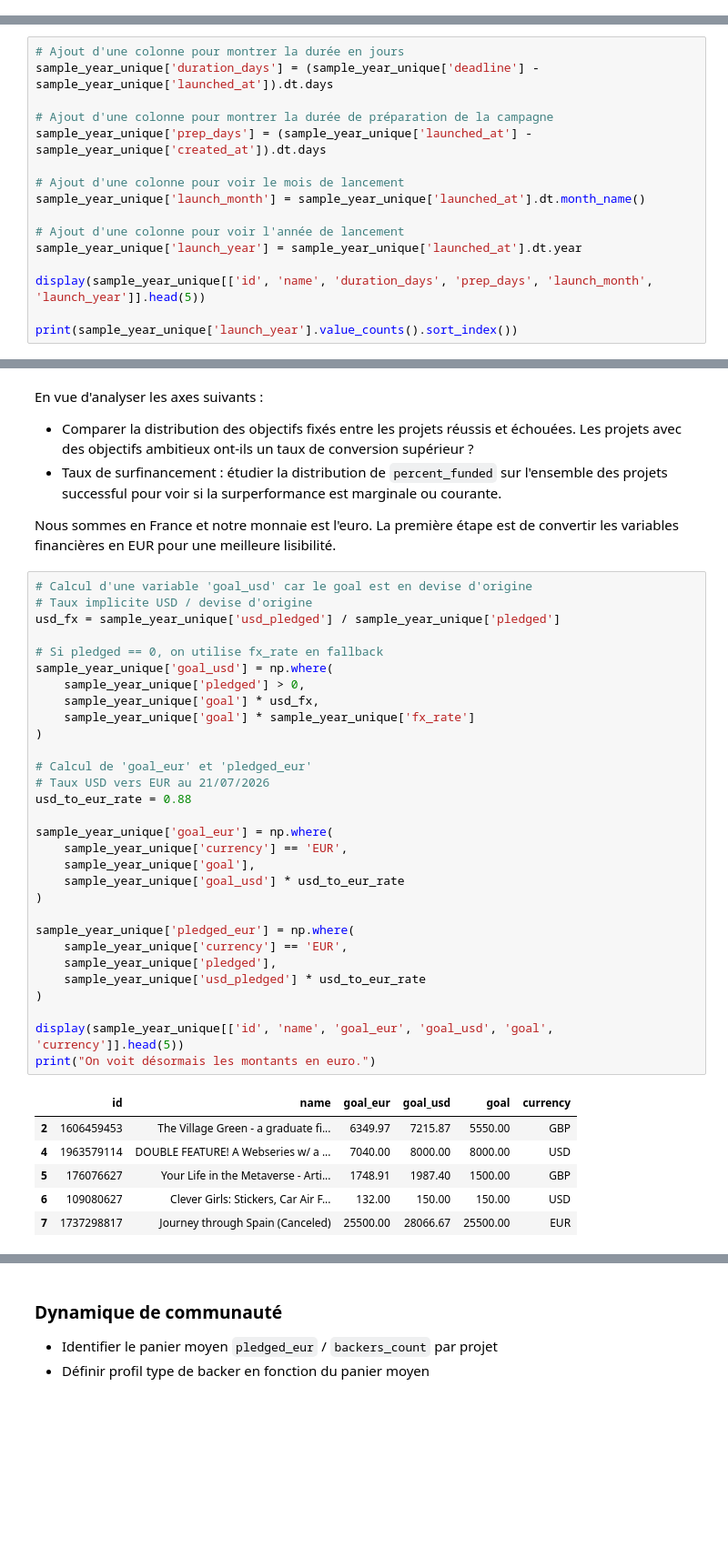
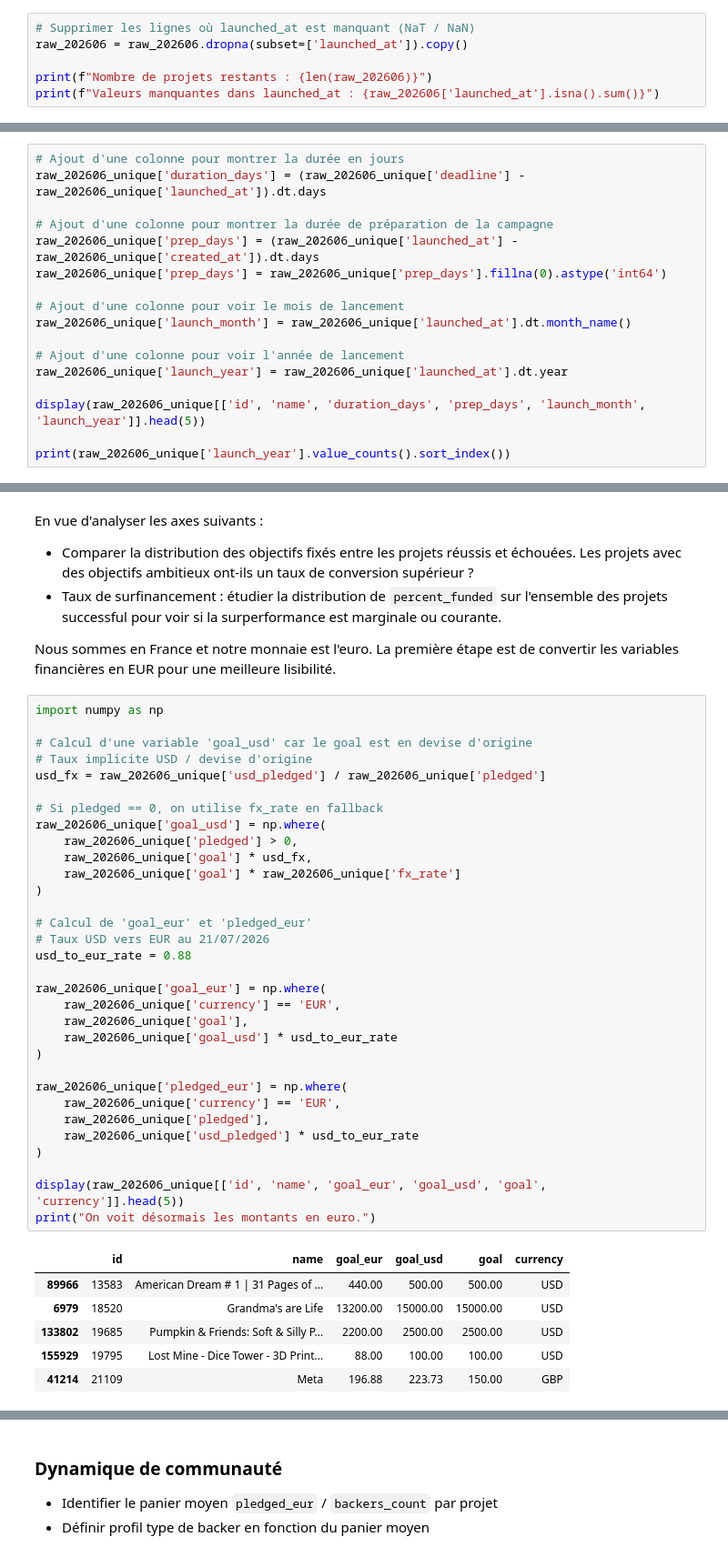
Before and after one commit to lbrdmariama/memoire-2026, a Jupyter notebook: code/data-cleaning.ipynb, the cells around one changed output, grey strips where cells are left out. Shown at 91% size. Drawn from its saved outputs; the diff is of its cells as text; blank space fills up the shorter version.

```diff
--- a/code/data-cleaning.ipynb
+++ b/code/data-cleaning.ipynb
@@ -207,0 +232,6 @@ memory usage: 43.7+ MB
+# %%
+# Supprimer les lignes où launched_at est manquant (NaT / NaN)
+raw_202606 = raw_202606.dropna(subset=['launched_at']).copy()
+
+print(f"Nombre de projets restants : {len(raw_202606)}")
+print(f"Valeurs manquantes dans launched_at : {raw_202606['launched_at'].isna().sum()}")
@@ -365,18 +341,19 @@ dtype: object
 # %%
 # Ajout d'une colonne pour montrer la durée en jours
-sample_year_unique['duration_days'] = (sample_year_unique['deadline'] - sample_year_unique['launched_at']).dt.days
+raw_202606_unique['duration_days'] = (raw_202606_unique['deadline'] - raw_202606_unique['launched_at']).dt.days
 
 # Ajout d'une colonne pour montrer la durée de préparation de la campagne
-sample_year_unique['prep_days'] = (sample_year_unique['launched_at'] - sample_year_unique['created_at']).dt.days
+raw_202606_unique['prep_days'] = (raw_202606_unique['launched_at'] - raw_202606_unique['created_at']).dt.days
+raw_202606_unique['prep_days'] = raw_202606_unique['prep_days'].fillna(0).astype('int64')
 
 # Ajout d'une colonne pour voir le mois de lancement
-sample_year_unique['launch_month'] = sample_year_unique['launched_at'].dt.month_name()
+raw_202606_unique['launch_month'] = raw_202606_unique['launched_at'].dt.month_name()
 
 # Ajout d'une colonne pour voir l'année de lancement
-sample_year_unique['launch_year'] = sample_year_unique['launched_at'].dt.year
+raw_202606_unique['launch_year'] = raw_202606_unique['launched_at'].dt.year
 
-display(sample_year_unique[['id', 'name', 'duration_days', 'prep_days', 'launch_month', 'launch_year']].head(5))
+display(raw_202606_unique[['id', 'name', 'duration_days', 'prep_days', 'launch_month', 'launch_year']].head(5))
 
-print(sample_year_unique['launch_year'].value_counts().sort_index())
+print(raw_202606_unique['launch_year'].value_counts().sort_index())
 # %% [output]
 |  | id | name | duration_days | prep_days | launch_month | launch_year |
@@ -446,42 +391,44 @@ En vue d'analyser les axes suivants :
 
 Nous sommes en France et notre monnaie est l'euro. La première étape est de convertir les variables financières en EUR pour une meilleure lisibilité.
 # %%
+import numpy as np
+
 # Calcul d'une variable 'goal_usd' car le goal est en devise d'origine
 # Taux implicite USD / devise d'origine
-usd_fx = sample_year_unique['usd_pledged'] / sample_year_unique['pledged']
+usd_fx = raw_202606_unique['usd_pledged'] / raw_202606_unique['pledged']
 
 # Si pledged == 0, on utilise fx_rate en fallback
-sample_year_unique['goal_usd'] = np.where(
-    sample_year_unique['pledged'] > 0,
-    sample_year_unique['goal'] * usd_fx,
-    sample_year_unique['goal'] * sample_year_unique['fx_rate']
+raw_202606_unique['goal_usd'] = np.where(
+    raw_202606_unique['pledged'] > 0,
+    raw_202606_unique['goal'] * usd_fx,
+    raw_202606_unique['goal'] * raw_202606_unique['fx_rate']
 )
 
 # Calcul de 'goal_eur' et 'pledged_eur'
 # Taux USD vers EUR au 21/07/2026
 usd_to_eur_rate = 0.88
 
-sample_year_unique['goal_eur'] = np.where(
-    sample_year_unique['currency'] == 'EUR',
-    sample_year_unique['goal'],
-    sample_year_unique['goal_usd'] * usd_to_eur_rate
+raw_202606_unique['goal_eur'] = np.where(
+    raw_202606_unique['currency'] == 'EUR',
+    raw_202606_unique['goal'],
+    raw_202606_unique['goal_usd'] * usd_to_eur_rate
 )
 
-sample_year_unique['pledged_eur'] = np.where(
-    sample_year_unique['currency'] == 'EUR',
-    sample_year_unique['pledged'],
-    sample_year_unique['usd_pledged'] * usd_to_eur_rate
+raw_202606_unique['pledged_eur'] = np.where(
+    raw_202606_unique['currency'] == 'EUR',
+    raw_202606_unique['pledged'],
+    raw_202606_unique['usd_pledged'] * usd_to_eur_rate
 )
 
-display(sample_year_unique[['id', 'name', 'goal_eur', 'goal_usd', 'goal', 'currency']].head(5))
+display(raw_202606_unique[['id', 'name', 'goal_eur', 'goal_usd', 'goal', 'currency']].head(5))
 print("On voit désormais les montants en euro.")
 # %% [output]
 |  | id | name | goal_eur | goal_usd | goal | currency |
-| 2 | 1606459453 | The Village Green - a graduate fi... | 6349.97 | 7215.87 | 5550.00 | GBP |
-| 4 | 1963579114 | DOUBLE FEATURE! A Webseries w/ a ... | 7040.00 | 8000.00 | 8000.00 | USD |
-| 5 | 176076627 | Your Life in the Metaverse - Arti... | 1748.91 | 1987.40 | 1500.00 | GBP |
-| 6 | 109080627 | Clever Girls: Stickers, Car Air F... | 132.00 | 150.00 | 150.00 | USD |
-| 7 | 1737298817 | Journey through Spain (Canceled) | 25500.00 | 28066.67 | 25500.00 | EUR |
+| 89966 | 13583 | American Dream # 1 | 31 Pages of ... | 440.00 | 500.00 | 500.00 | USD |
+| 6979 | 18520 | Grandma's are Life | 13200.00 | 15000.00 | 15000.00 | USD |
+| 133802 | 19685 | Pumpkin & Friends: Soft & Silly P... | 2200.00 | 2500.00 | 2500.00 | USD |
+| 155929 | 19795 | Lost Mine - Dice Tower - 3D Print... | 88.00 | 100.00 | 100.00 | USD |
+| 41214 | 21109 | Meta | 196.88 | 223.73 | 150.00 | GBP |
 On voit désormais les montants en euro.
 # %% [markdown]
 ### Dynamique de communauté
```
Also changed, not shown: parts of 67 cells of this notebook.
